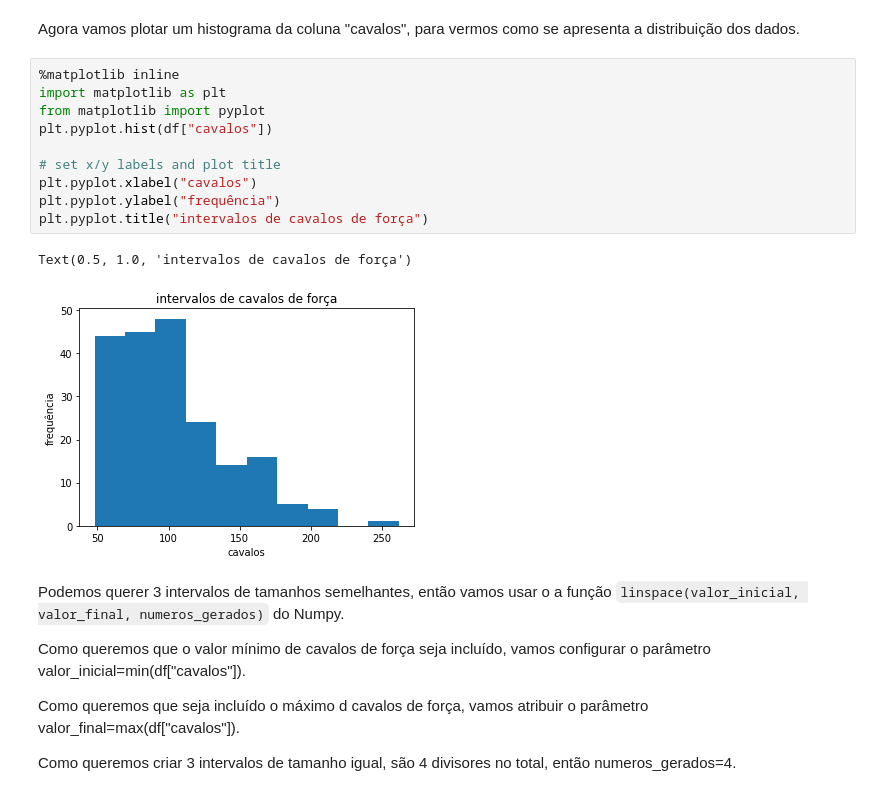
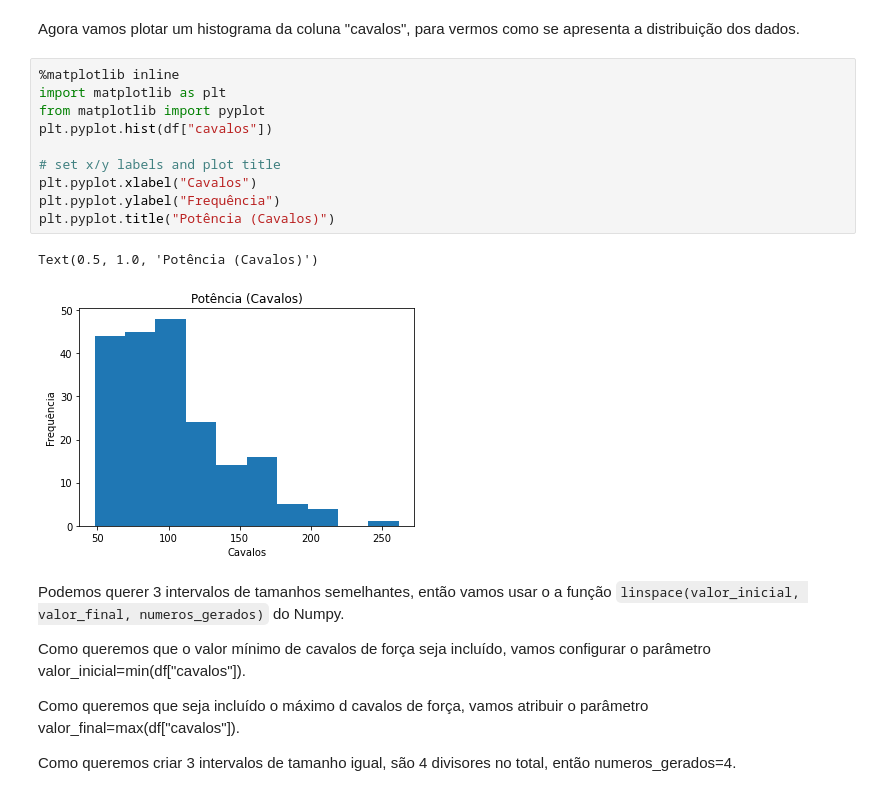
Before and after one commit to salvares/limpeza_de_dados_python_pandas, a Jupyter notebook: data_wrangling_portugues.ipynb, the cells around one changed output. Cells and saved outputs as stored; diff of their text form.

```diff
--- a/data_wrangling_portugues.ipynb
+++ b/data_wrangling_portugues.ipynb
@@ -457,16 +461,16 @@ Agora vamos plotar um histograma da coluna "cavalos", para vermos como se aprese
 # %%
 %matplotlib inline
 import matplotlib as plt
 from matplotlib import pyplot
 plt.pyplot.hist(df["cavalos"])
 
 # set x/y labels and plot title
-plt.pyplot.xlabel("cavalos")
-plt.pyplot.ylabel("frequência")
-plt.pyplot.title("intervalos de cavalos de força")
+plt.pyplot.xlabel("Cavalos")
+plt.pyplot.ylabel("Frequência")
+plt.pyplot.title("Potência (Cavalos)")
 # %% [output]
-Text(0.5, 1.0, 'intervalos de cavalos de força')
+Text(0.5, 1.0, 'Potência (Cavalos)')
-[figure, old version]
+[figure, new version]
 # %% [markdown]
 <p>Podemos querer 3 intervalos de tamanhos semelhantes, então vamos usar o a função <code>linspace(valor_inicial, valor_final, numeros_gerados)</code> do Numpy.</p>
 <p>Como queremos que o valor mínimo de cavalos de força seja incluído, vamos configurar o parâmetro valor_inicial=min(df["cavalos"]).</p>
```
Also changed, not shown: parts of 18 cells of this notebook.
